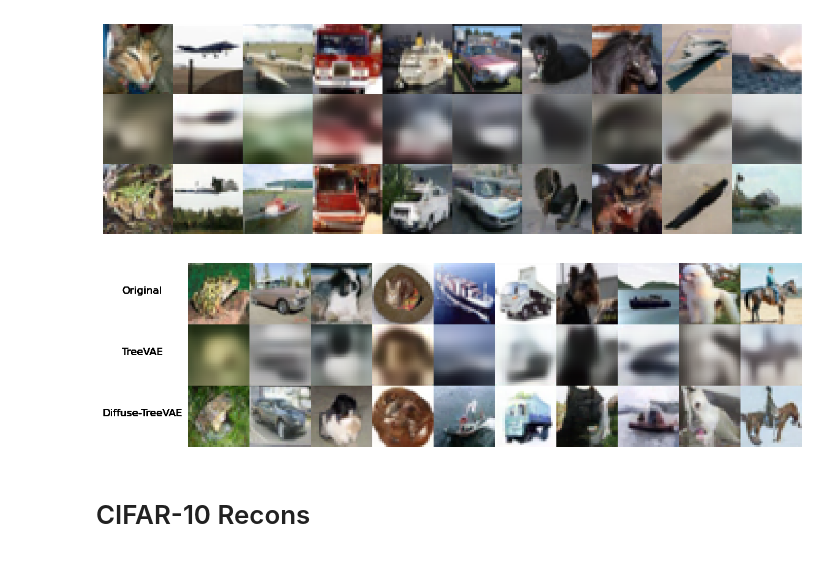
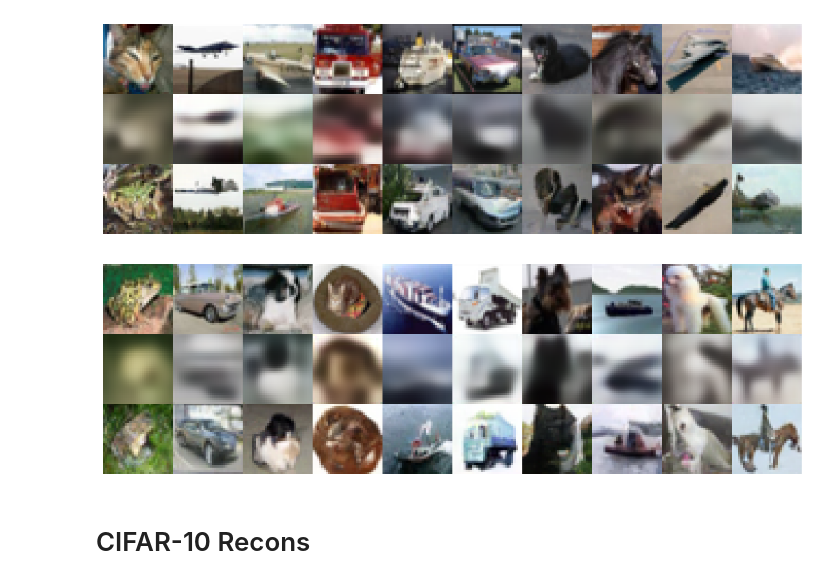
Before and after one commit to JoGo175/TreeDiffusion, a Jupyter notebook: notebooks/visualizations.ipynb, the cells around one changed output. Saved outputs shown, nothing was run; the diff lists cells and outputs as text; code cells hidden in the pictures.

Commit message:
image notebooks

```diff
--- a/notebooks/visualizations.ipynb
+++ b/notebooks/visualizations.ipynb
@@ -185,38 +185,39 @@ for batch in range(2, 3):
 
         index = batch * 256 + batch_idx
         # add image to top row
         # get batch_idx-th sample batch
         orig_img = testset.dataset.data[index]
         ax = fig.add_subplot(3, 10, batch_idx + 1)
         ax.axis('off')
         ax.imshow(orig_img)
 
         # add vae sample to figure, top row and col=batch_idx
         vae_sample = mpimg.imread(vae_reconstructions_path + vae_filename)
         ax = fig.add_subplot(3, 10, batch_idx + 11)
         ax.axis('off')
         ax.imshow(vae_sample)
 
         # add ddpm sample to figure, bottom row and col=batch_idx
         ddpm_sample = mpimg.imread(ddpm_reconstructions_path + ddpm_filename)
         ax = fig.add_subplot(3, 10, batch_idx + 21)
         ax.axis('off')
         ax.imshow(ddpm_sample)
+        continue
 
-        # add names of models for each row at left side of figure
+        # add names of models for each row at left side of figure, vertical centering
         ax = fig.add_subplot(3, 10, 1)
         ax.axis('off')
-        ax.text(-0.75, 0.5, "Original", fontsize=10, ha='center')
+        ax.text(-1, 0.5, "Test Set", fontsize=15, ha='center', va='center')
         ax = fig.add_subplot(3, 10, 11)
         ax.axis('off')
-        ax.text(-0.75, 0.5, "TreeVAE", fontsize=10, ha='center')
+        ax.text(-1, 0.5, "CNN-TreeVAE", fontsize=15, ha='center', va='center')
         ax = fig.add_subplot(3, 10, 21)
         ax.axis('off')
-        ax.text(-0.75, 0.5, "Diffuse-TreeVAE", fontsize=10, ha='center')
+        ax.text(-1, 0.5, "Diffuse-TreeVAE", fontsize=15, ha='center', va='center')
 
 plt.show()
 # %% [output]
-[figure, old version]
+[figure, new version]
 # %% [markdown]
 # CIFAR-10 Recons
 # %%
```
Also changed, not shown: 3 other files.
